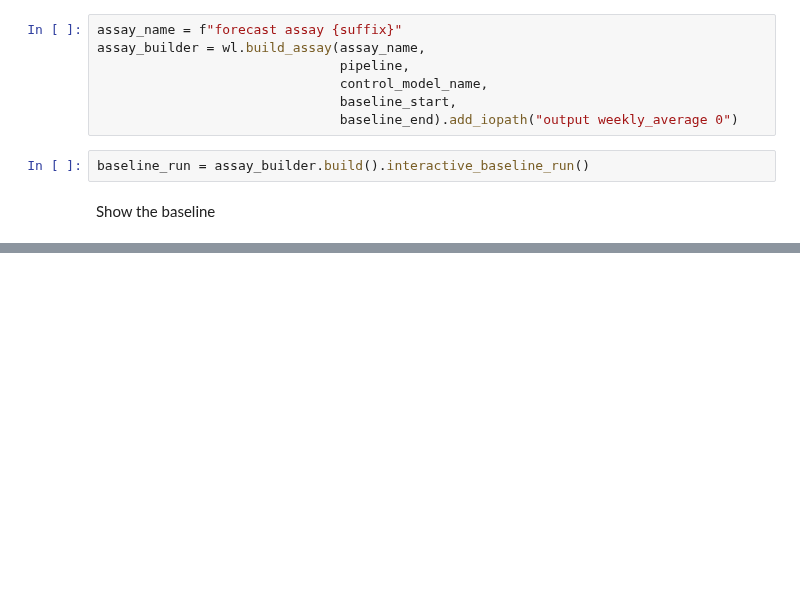
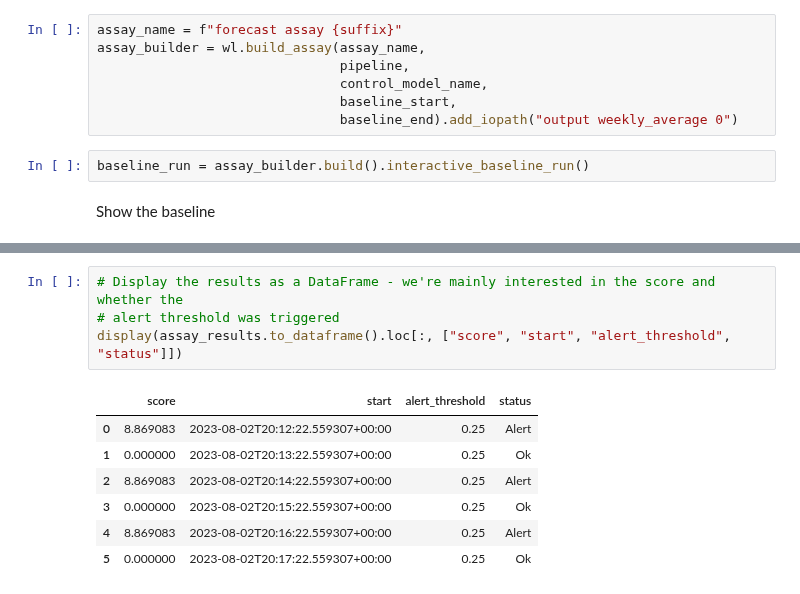
Before and after one commit to WallarooLabs/Workshops, a Jupyter notebook: Forecasting/Retail-CPG/03_forecast-observe-assays.ipynb, the cells around one changed output, grey strips where cells are left out. Drawn from its saved outputs; the diff is of its cells as text; blank space fills up the shorter version.

Commit message:
updated forecast to dataframe

```diff
--- a/Forecasting/Retail-CPG/03_forecast-observe-assays.ipynb
+++ b/Forecasting/Retail-CPG/03_forecast-observe-assays.ipynb
@@ -327,0 +363,12 @@ assay_builder.baseline_histogram()
+# %%
+# Display the results as a DataFrame - we're mainly interested in the score and whether the
+# alert threshold was triggered
+display(assay_results.to_dataframe().loc[:, ["score", "start", "alert_threshold", "status"]])
+# %% [output]
+|  | score | start | alert_threshold | status |
+| 0 | 8.869083 | 2023-08-02T20:12:22.559307+00:00 | 0.25 | Alert |
+| 1 | 0.000000 | 2023-08-02T20:13:22.559307+00:00 | 0.25 | Ok |
+| 2 | 8.869083 | 2023-08-02T20:14:22.559307+00:00 | 0.25 | Alert |
+| 3 | 0.000000 | 2023-08-02T20:15:22.559307+00:00 | 0.25 | Ok |
+| 4 | 8.869083 | 2023-08-02T20:16:22.559307+00:00 | 0.25 | Alert |
+| 5 | 0.000000 | 2023-08-02T20:17:22.559307+00:00 | 0.25 | Ok |
```
Also changed, not shown: parts of 11 cells of this notebook, 13 other files.
